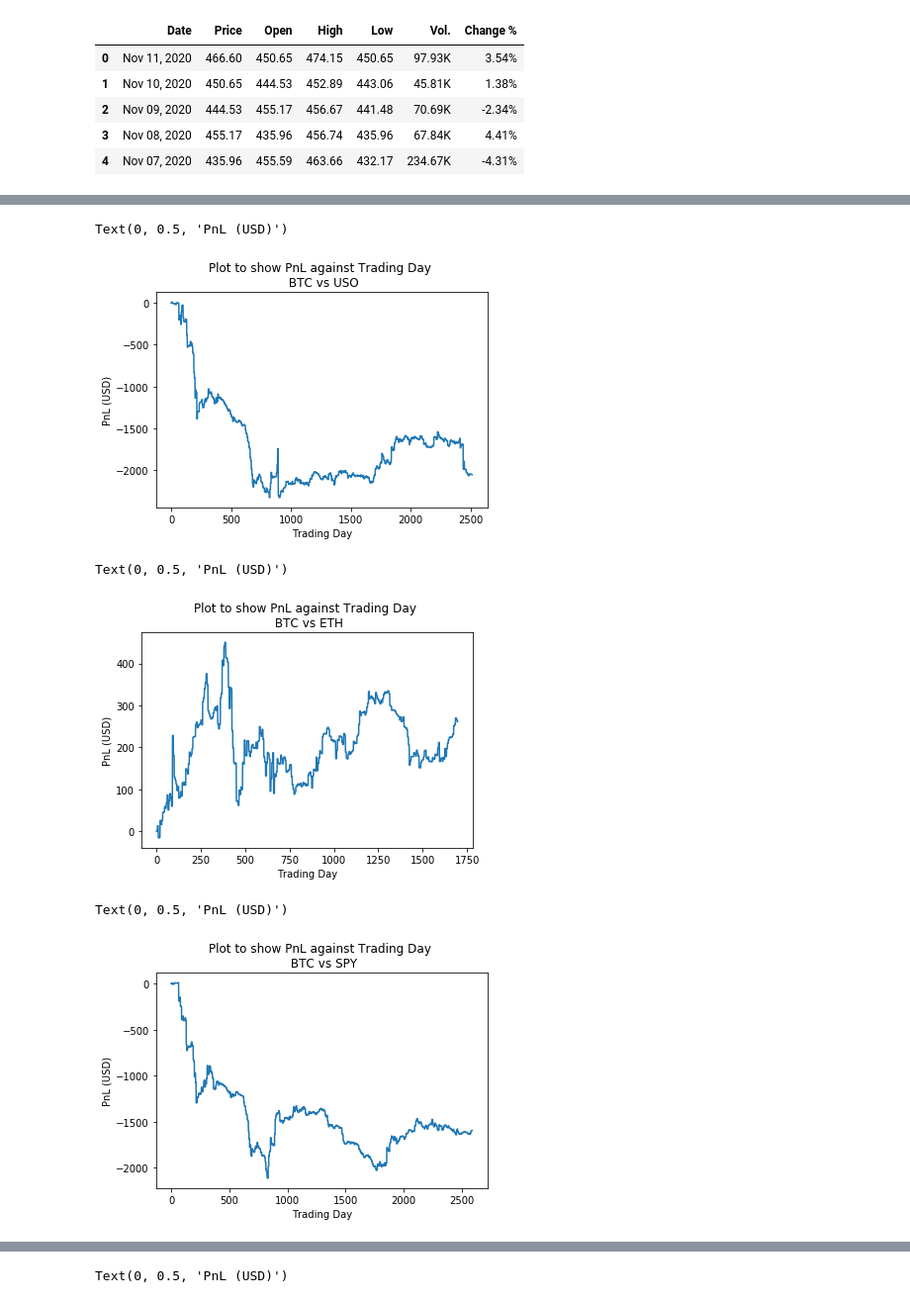
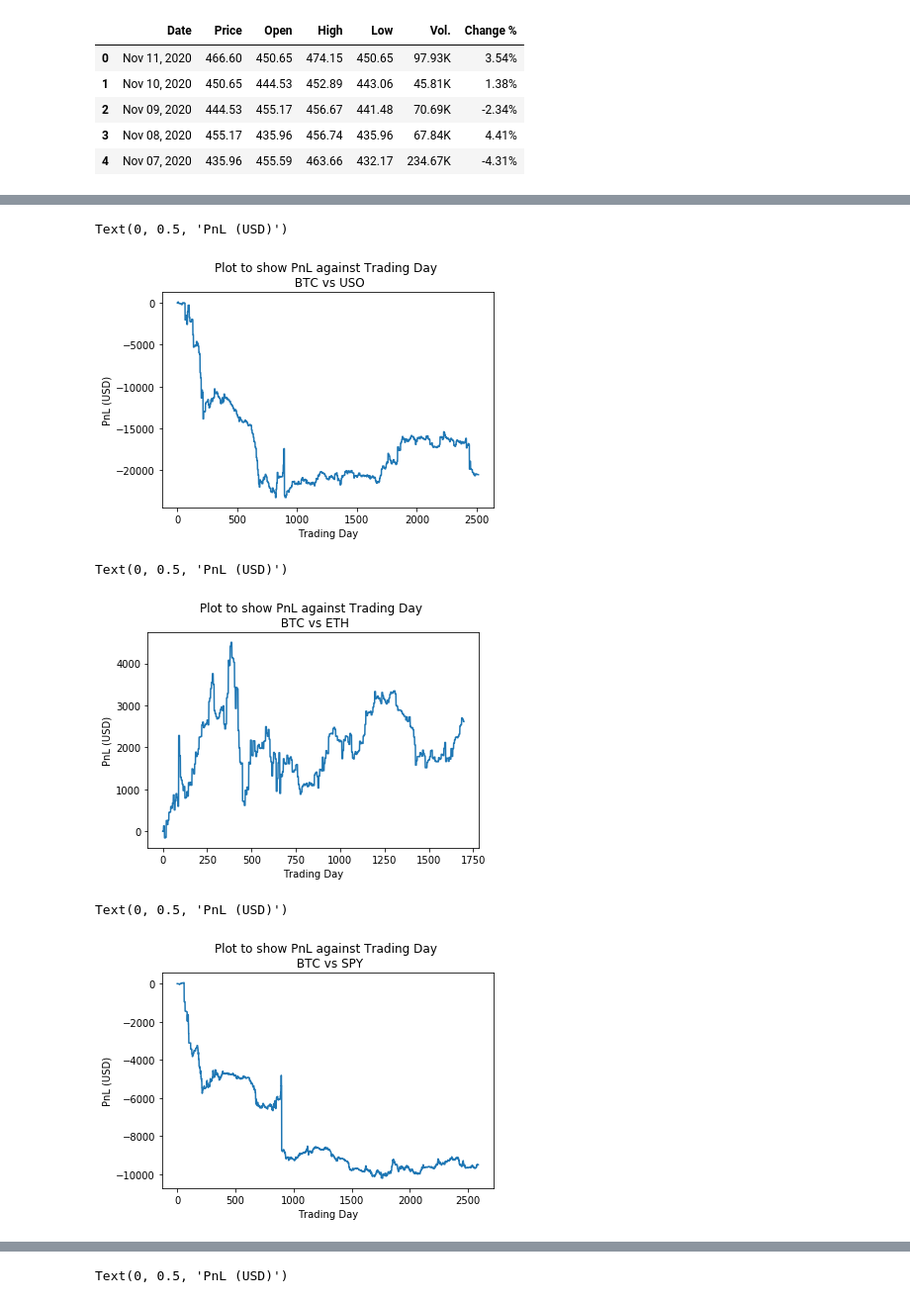
Before and after one commit to hamjamjam/Crypto, a Jupyter notebook: InitialAnalysis_jv_working.ipynb, the cells around one changed output, grey strips where cells are left out. Shown: that part at 99% size. Saved outputs shown, nothing was run; the diff lists cells and outputs as text; code cells hidden in the pictures.

Commit message:
update pairs trading

```diff
--- a/InitialAnalysis_jv_working.ipynb
+++ b/InitialAnalysis_jv_working.ipynb
@@ -138,12 +148,12 @@ def pairsAnalysis(df1, df2, purchase = 100, window=10, daysBetweenFlatten = 5):
         diff = price1 - price2
 
         if diff > avgDiff:
-            position2 += 100/price2
-            position1 -= 100/price1
+            position2 += purchase/price2
+            position1 -= purchase/price1
 
         elif diff < avgDiff:
-            position1 += 100/price1
-            position2 -= 100/price2
+            position1 += purchase/price1
+            position2 -= purchase/price2
         else:
             pass
 
@@ -183,7 +193,7 @@ plt.xlabel("Trading Day")
 plt.ylabel("PnL (USD)")
 # %% [output]
 Text(0, 0.5, 'PnL (USD)')
-[figure, old version]
+[figure, new version]
 # %%
 PnLvec, position1vec, position2vec, price1vec, price2vec = pairsAnalysis(BTCdf, ETHdf, purchase = 1000, window=10, daysBetweenFlatten = 5)
 
@@ -193,15 +203,15 @@ plt.xlabel("Trading Day")
 plt.ylabel("PnL (USD)")
 # %% [output]
 Text(0, 0.5, 'PnL (USD)')
-[figure, old version]
+[figure, new version]
 # %%
-PnLvec, position1vec, position2vec, price1vec, price2vec = pairsAnalysis(BTCdf, SPYdf, purchase = 1000, window=10, daysBetweenFlatten = 5)
+PnLvec, position1vec, position2vec, price1vec, price2vec = pairsAnalysis(BTCdf, SPYdf, purchase = 1000, window=15, daysBetweenFlatten = 2)
 
 plt.plot(PnLvec)
 plt.title("Plot to show PnL against Trading Day \n BTC vs SPY")
 plt.xlabel("Trading Day")
 plt.ylabel("PnL (USD)")
 # %% [output]
 Text(0, 0.5, 'PnL (USD)')
-[figure, old version]
+[figure, new version]
 # %%
```
Also changed, not shown: parts of 10 cells of this notebook.
